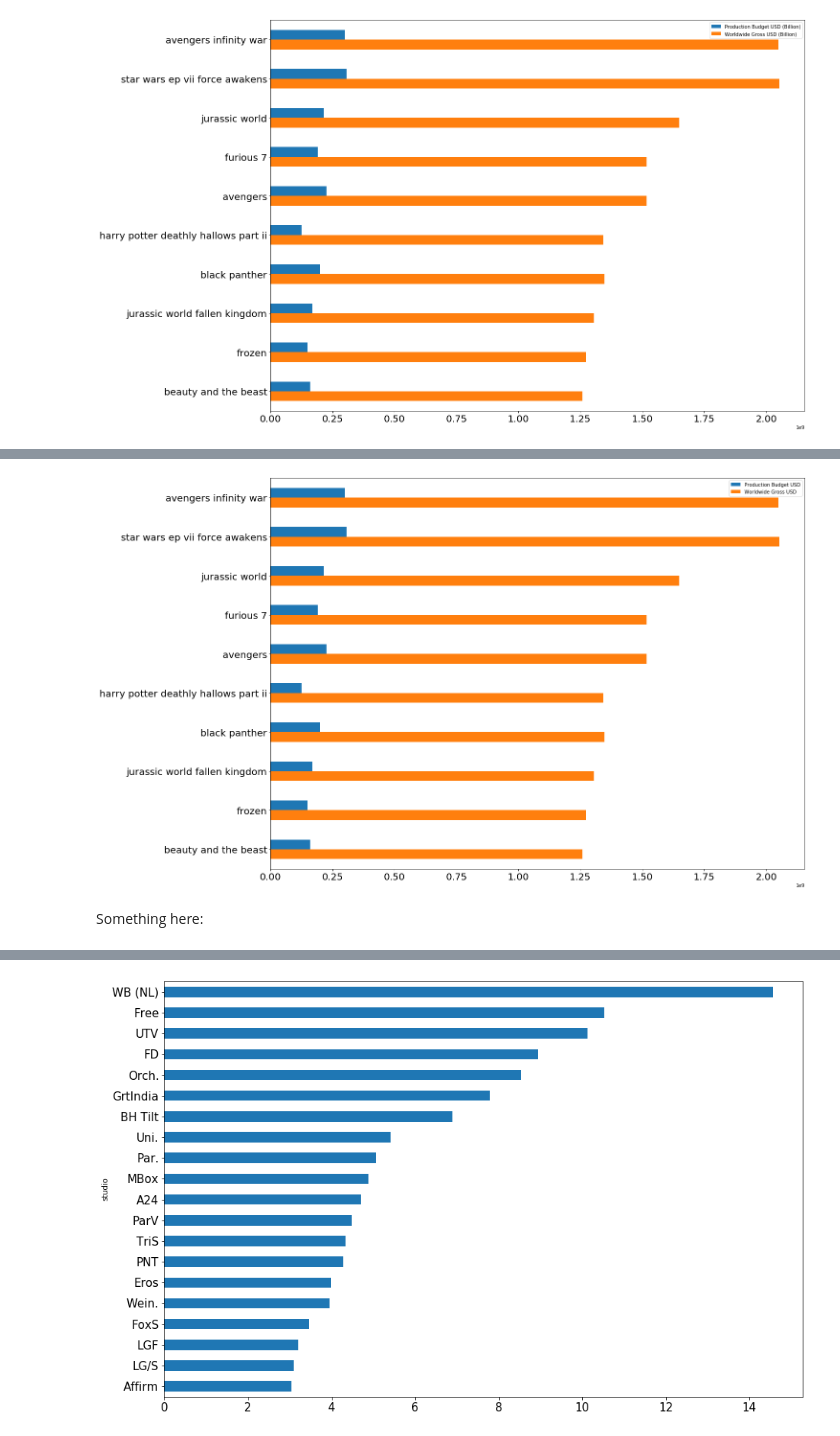
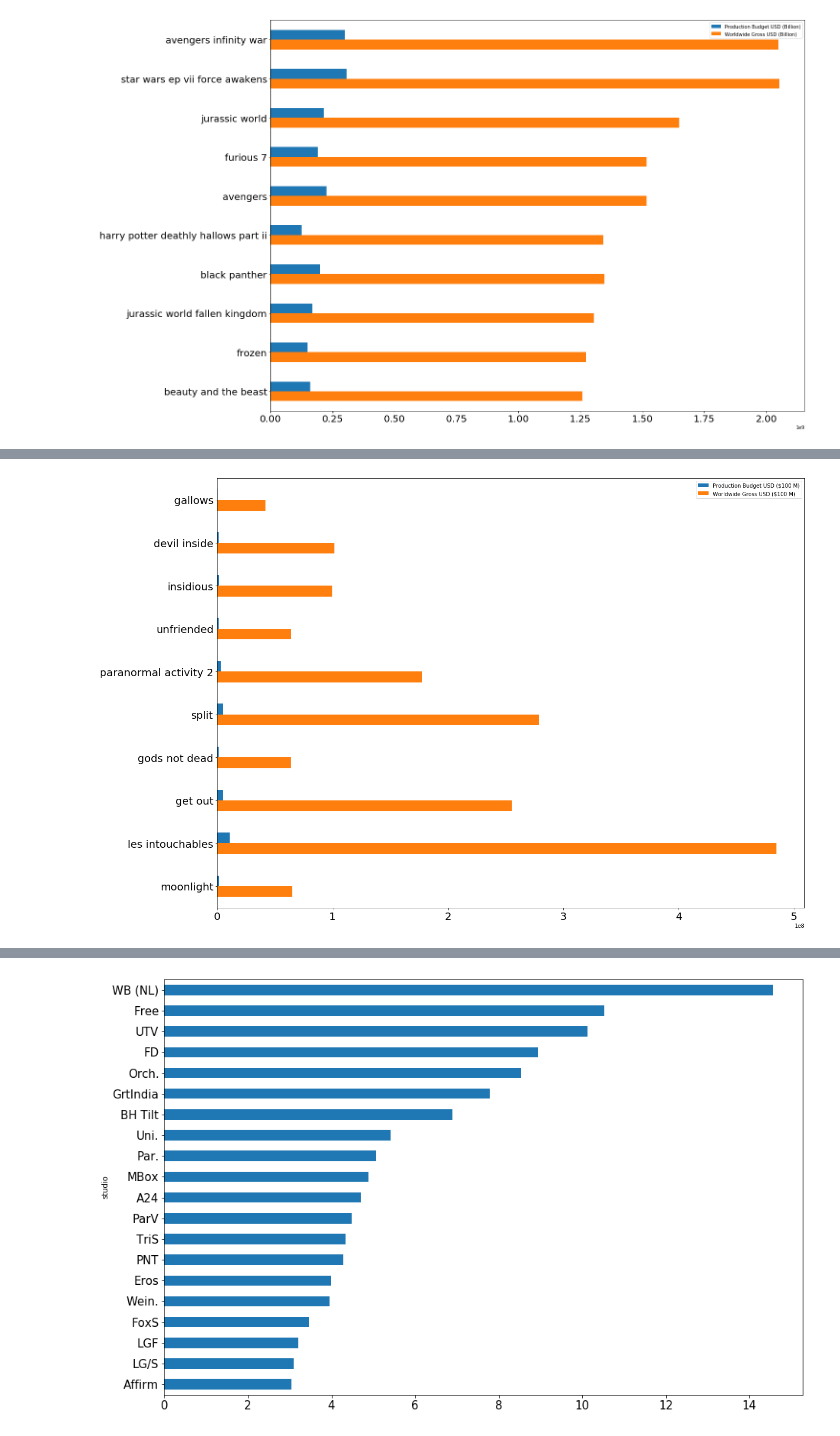
Before and after one commit to khayes847/mod-1-project, a Jupyter notebook: Project_Non-technical.ipynb, the cells around one changed output, grey strips where cells are left out. Drawn from its saved outputs; the diff is of its cells as text; code cells hidden in the pictures.

```diff
--- a/Project_Non-technical.ipynb
+++ b/Project_Non-technical.ipynb
@@ -68,19 +73,17 @@ Something else here...
 # %%
 # Take top net profit values:
 top_ratio = take_top_values_descending(md_clean, 'ratio', 10)
 
 # Prepare our data series:
-index = cast_to_list(top_net, 'title')
-production_budget = cast_to_list(top_net, 'production_budget')
-worldwide_gross = cast_to_list(top_net, 'worldwide_gross')
+index = cast_to_list(top_ratio, 'title')
+production_budget = cast_to_list(top_ratio, 'production_budget')
+worldwide_gross = cast_to_list(top_ratio, 'worldwide_gross')
 
 # ... and plot our bar chart:
-df = pd.DataFrame({'Production Budget USD':
+df = pd.DataFrame({'Production Budget USD ($100 M)':
                    production_budget,
-                   'Worldwide Gross USD':
+                   'Worldwide Gross USD ($100 M)':
                    worldwide_gross}, index=index,)
 ax = df.plot.barh(figsize=(20, 15), rot=0, fontsize=20).invert_yaxis()
 # %% [output]
-[figure, old version]
+[figure, new version]
-# %% [markdown]
-Something here:
```
Also changed, not shown: parts of 20 cells of this notebook.
